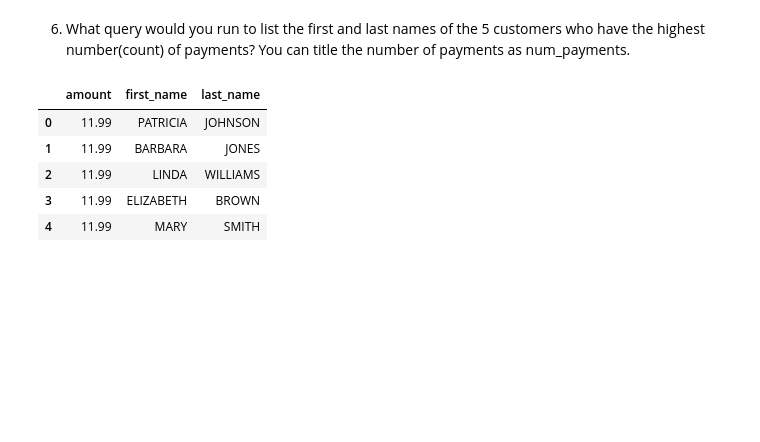
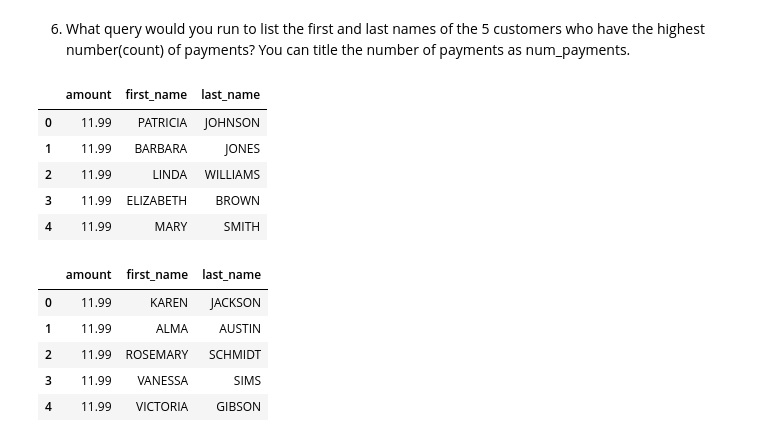
Before and after one commit to craiggossen/Queries--Sakila--Core-, a Jupyter notebook: Queries Sakila.ipynb, the cells around one changed output. Drawn from its saved outputs; the diff is of its cells as text; code cells hidden in the pictures; blank space fills up the shorter version.

```diff
--- a/Queries Sakila.ipynb
+++ b/Queries Sakila.ipynb
@@ -161,3 +174,25 @@ pd.read_sql(q, engine)
 | 2 | 11.99 | LINDA | WILLIAMS |
 | 3 | 11.99 | ELIZABETH | BROWN |
 | 4 | 11.99 | MARY | SMITH |
+# %%
+#Another version of code. There are more than 5 people as output
+q = """SELECT DISTINCT
+    p.amount, c.first_name, c.last_name
+FROM
+    payment AS p JOIN customer AS c ON p.customer_id = c.customer_id
+ORDER BY
+    p.amount DESC
+LIMIT
+    5
+
+
+    ;"""
+
+pd.read_sql(q, engine)
+# %% [output]
+|  | amount | first_name | last_name |
+| 0 | 11.99 | KAREN | JACKSON |
+| 1 | 11.99 | ALMA | AUSTIN |
+| 2 | 11.99 | ROSEMARY | SCHMIDT |
+| 3 | 11.99 | VANESSA | SIMS |
+| 4 | 11.99 | VICTORIA | GIBSON |
```
Also changed, not shown: parts of 4 cells of this notebook.
